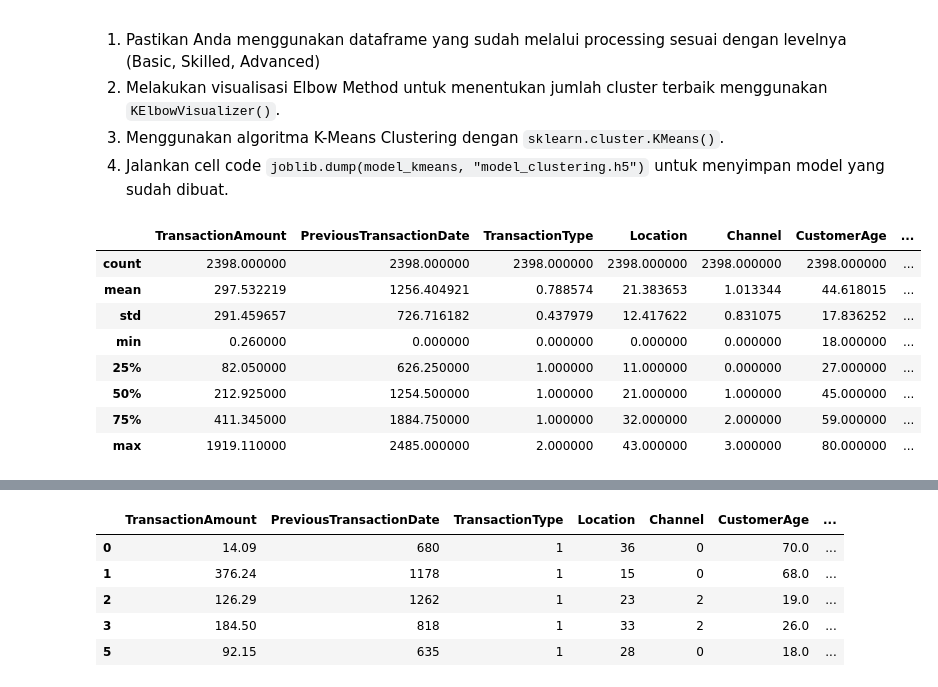
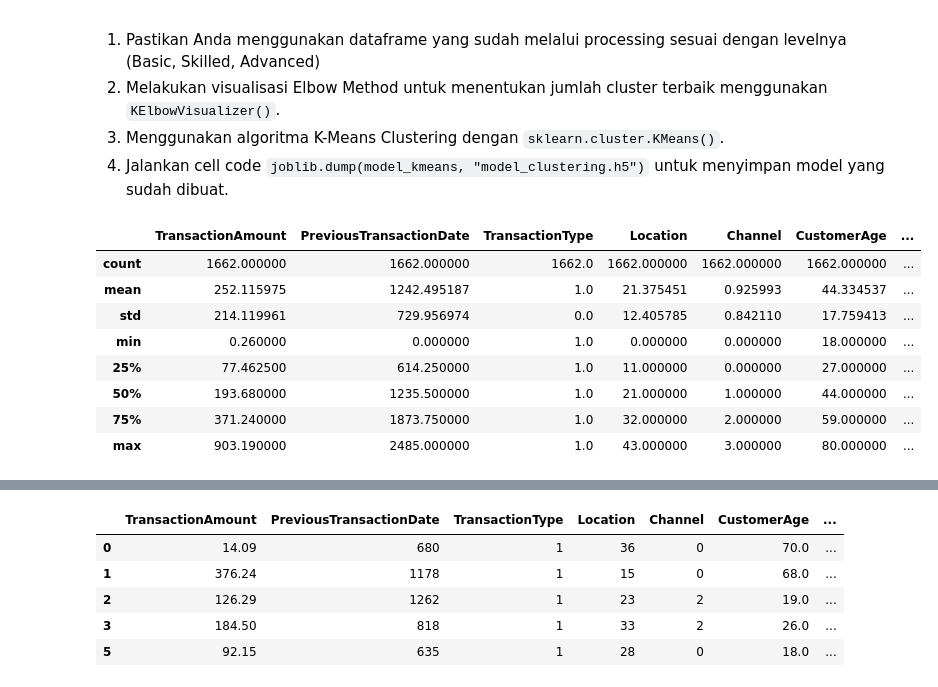
Before and after one commit to Hijaan/Dicoding_HIjaan, a Jupyter notebook: [Clustering]_Submission_Akhir_BMLP_Hasbi.ipynb, the cells around one changed output, grey strips where cells are left out. Saved outputs shown, nothing was run; the diff lists cells and outputs as text; code cells hidden in the pictures.

```diff
--- a/[Clustering]_Submission_Akhir_BMLP_Hasbi.ipynb
+++ b/[Clustering]_Submission_Akhir_BMLP_Hasbi.ipynb
@@ -262,17 +266,32 @@ df.columns.tolist()
 **Biarkan kosong jika tidak menerapkan kriteria skilled**
 # %%
 # Menangani data yang hilang (bisa menggunakan dropna() atau metode imputasi fillna()).
-df.dropna(inplace=True)
+df_nna = df.dropna()
 # %%
 # Menghapus data duplikat menggunakan drop_duplicates().
-df.drop_duplicates(inplace=True)
+df_raw = df_nna.drop_duplicates()
 # %% [markdown]
 (Opsional) Pembersihan dan Pra Pemrosesan Data [Advanced]
 
 **Biarkan kosong jika tidak menerapkan kriteria advanced**
 # %%
 # Melakukan Handling Outlier Data berdasarkan jumlah outlier, apakah menggunakan metode drop atau mengisi nilai tersebut.
-Q1 = df.quantile(0.25)
-Q3 = df.quantile(0.75)
+numerical_df_raw = df_raw.select_dtypes(include=['float64', 'int64'])
+
+Q1 = numerical_df_raw.quantile(0.25)
+Q3 = numerical_df_raw.quantile(0.75)
 IQR = Q3 - Q1
-df_clean = df[((df < (Q1 - 1.5 * IQR)) |(df > (Q3 + 1.5 * IQR))).any(axis=1)]
+
+# Identify outliers in the numerical columns
+outlier_condition = ((numerical_df_raw < (Q1 - 1.5 * IQR)) | (numerical_df_raw > (Q3 + 1.5 * IQR))).any(axis=1)
+
+# Filter df_raw to get data without outliers in numerical columns and create a copy
+df_clean = df_raw[~outlier_condition].copy()
+
+# Display the shape before and after outlier removal to see how many rows were removed
+print(f"Shape before outlier removal: {df_raw.shape}")
+print(f"Shape after outlier removal: {df_clean.shape}")
+
+# You can also display the head of the cleaned dataframe
+# display(df_clean.head())
+df_clean.head()
@@ -283,14 +311,14 @@ df_clean = df[((df < (Q1 - 1.5 * IQR)) |(df > (Q3 + 1.5 * IQR))).any(axis=1)]
 # Pastikan kamu mengerjakan tahapan ini pada satu cell.
 age_bins = [0, 25, 40, 60, 100]
 age_labels = ['Remaja', 'Dewasa', 'Separuh Baya', 'Lanjut Usia']
-df['CustomerAge_binned'] = pd.cut(df['CustomerAge'], bins=age_bins, labels=age_labels, right=False)
+df_clean['CustomerAge_binned'] = pd.cut(df_clean['CustomerAge'], bins=age_bins, labels=age_labels, right=False)
 
 amount_bins = [0, 100, 500, 1000, 2000]
 amount_labels = ['Rendah', 'Menengah ', 'Tinggi', 'Sangat Tinggi']
-df['TransactionAmount_binned'] = pd.cut(df['TransactionAmount'], bins=amount_bins, labels=amount_labels, right=False)
+df_clean['TransactionAmount_binned'] = pd.cut(df['TransactionAmount'], bins=amount_bins, labels=amount_labels, right=False)
 
 # Display the head of the dataframe with new binned and encoded columns
-display(df[['CustomerAge', 'CustomerAge_binned',
+display(df_clean[['CustomerAge', 'CustomerAge_binned',
             'TransactionAmount', 'TransactionAmount_binned']])
 # %% [output]
 |  | CustomerAge | CustomerAge_binned | TransactionAmount | TransactionAmount_binned |
@@ -316,18 +344,18 @@ Pada tahap ini, Anda membangun model clustering dengan memilih algoritma yang se
 # %%
 # Gunakan describe untuk memastikan proses clustering menggunakan dataset hasil preprocessing
 # Lengkapi kode ini dengan mengubah nama DataFrame yang akan dilatih.
 # Kode harus digunakan dan dilarang menambahkan syntax lainnya pada cell ini.
 # ___.describe()
-df.describe()
+df_clean.describe()
 # %% [output]
 |  | TransactionAmount | PreviousTransactionDate | TransactionType | Location | Channel | CustomerAge | ... |
-| count | 2398.000000 | 2398.000000 | 2398.000000 | 2398.000000 | 2398.000000 | 2398.000000 | ... |
-| mean | 297.532219 | 1256.404921 | 0.788574 | 21.383653 | 1.013344 | 44.618015 | ... |
-| std | 291.459657 | 726.716182 | 0.437979 | 12.417622 | 0.831075 | 17.836252 | ... |
-| min | 0.260000 | 0.000000 | 0.000000 | 0.000000 | 0.000000 | 18.000000 | ... |
-| 25% | 82.050000 | 626.250000 | 1.000000 | 11.000000 | 0.000000 | 27.000000 | ... |
-| 50% | 212.925000 | 1254.500000 | 1.000000 | 21.000000 | 1.000000 | 45.000000 | ... |
-| 75% | 411.345000 | 1884.750000 | 1.000000 | 32.000000 | 2.000000 | 59.000000 | ... |
-| max | 1919.110000 | 2485.000000 | 2.000000 | 43.000000 | 3.000000 | 80.000000 | ... |
+| count | 1662.000000 | 1662.000000 | 1662.0 | 1662.000000 | 1662.000000 | 1662.000000 | ... |
+| mean | 252.115975 | 1242.495187 | 1.0 | 21.375451 | 0.925993 | 44.334537 | ... |
+| std | 214.119961 | 729.956974 | 0.0 | 12.405785 | 0.842110 | 17.759413 | ... |
+| min | 0.260000 | 0.000000 | 1.0 | 0.000000 | 0.000000 | 18.000000 | ... |
+| 25% | 77.462500 | 614.250000 | 1.0 | 11.000000 | 0.000000 | 27.000000 | ... |
+| 50% | 193.680000 | 1235.500000 | 1.0 | 21.000000 | 1.000000 | 44.000000 | ... |
+| 75% | 371.240000 | 1873.750000 | 1.0 | 32.000000 | 2.000000 | 59.000000 | ... |
+| max | 903.190000 | 2485.000000 | 1.0 | 43.000000 | 3.000000 | 80.000000 | ... |
 # %%
 # Melakukan visualisasi Elbow Method menggunakan KElbowVisualizer()
```
Also changed, not shown: parts of 16 cells of this notebook.
